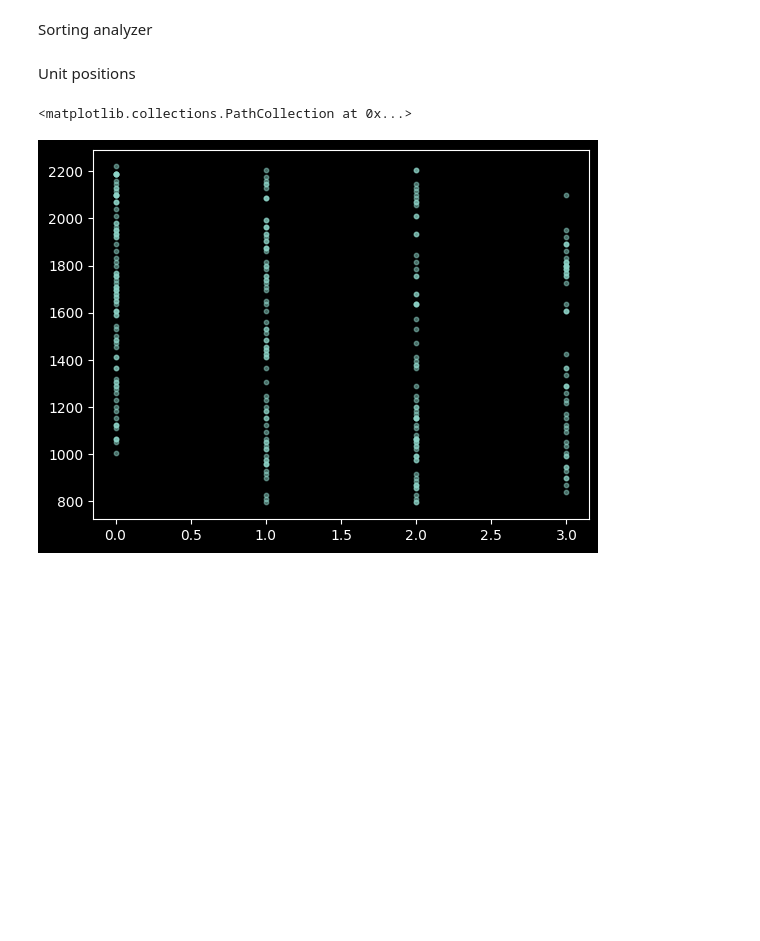
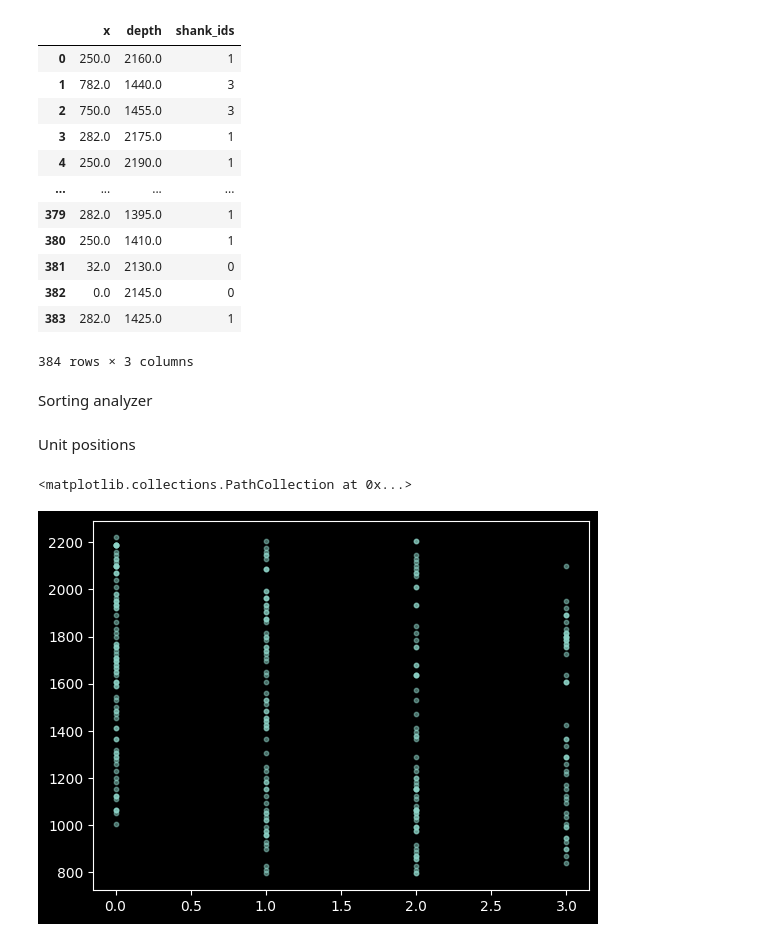
Before and after one commit to Senzai-Lab/tools, a Jupyter notebook: scripts/features.ipynb, the cells around one changed output. Cells and saved outputs as stored; diff of their text form; code cells hidden in the pictures; blank space fills up the shorter version.

```diff
--- a/scripts/features.ipynb
+++ b/scripts/features.ipynb
@@ -69,3 +74,19 @@ def plot_shank_templates(
+# %%
+probe
+# %% [output]
+|  | x | depth | shank_ids |
+| 0 | 250.0 | 2160.0 | 1 |
+| 1 | 782.0 | 1440.0 | 3 |
+| 2 | 750.0 | 1455.0 | 3 |
+| 3 | 282.0 | 2175.0 | 1 |
+| 4 | 250.0 | 2190.0 | 1 |
+| ... | ... | ... | ... |
+| 379 | 282.0 | 1395.0 | 1 |
+| 380 | 250.0 | 1410.0 | 1 |
+| 381 | 32.0 | 2130.0 | 0 |
+| 382 | 0.0 | 2145.0 | 0 |
+| 383 | 282.0 | 1425.0 | 1 |
+384 rows × 3 columns
 # %% [markdown]
 Sorting analyzer
 # %%
```
Also changed, not shown: parts of 8 cells of this notebook, 3 other files.
